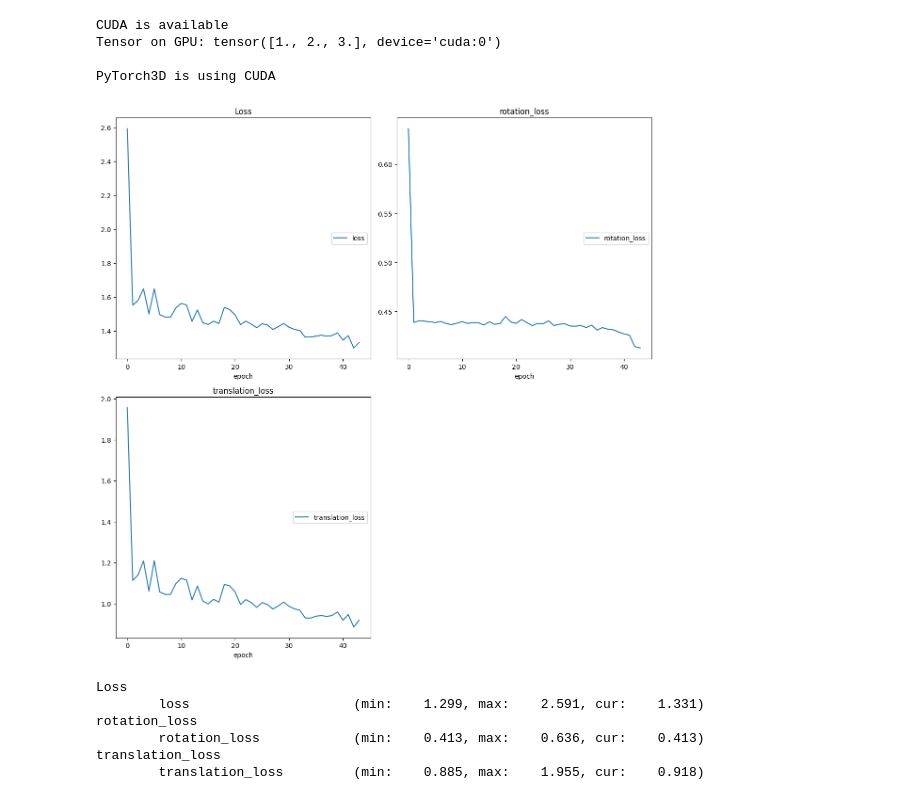
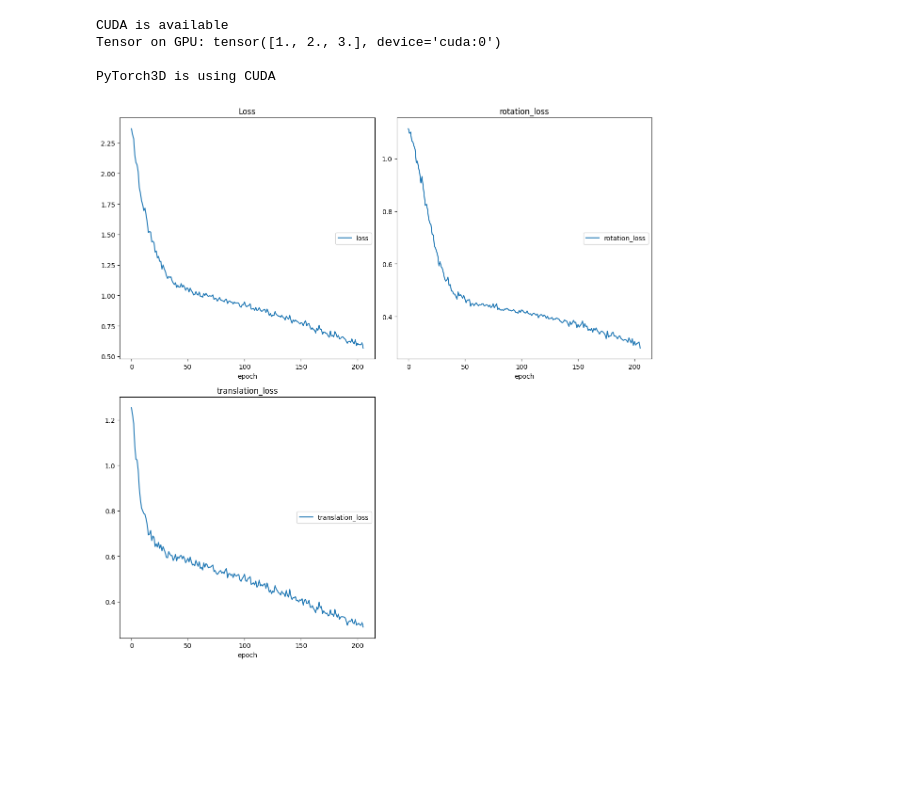
Before and after one commit to alanxuefei/meshrcnn_s, a Jupyter notebook: camera_pose_net-cnn_transformer.ipynb, the cells around one changed output. Saved outputs shown, nothing was run; the diff lists cells and outputs as text; code cells hidden in the pictures; blank space fills up the shorter version.

Commit message:
data generate script and low learning rate

```diff
--- a/camera_pose_net-cnn_transformer.ipynb
+++ b/camera_pose_net-cnn_transformer.ipynb
@@ -223,7 +223,7 @@ def train_model(dataset, epochs, batch_size, learning_rate, model_save_path):
     device = torch.device("cuda" if torch.cuda.is_available() else "cpu")
     loader = DataLoader(dataset, batch_size=batch_size, shuffle=True)
     model = ViTImageToRTNetwork().to(device)
-    optimizer = Adam(model.parameters(), lr=learning_rate)
+    optimizer = Adam(model.parameters(), lr=learning_rate, weight_decay=1e-15)
 
     liveloss = PlotLosses()
     # Cosine similarity loss for rotation
@@ -264,41 +264,35 @@ def train_model(dataset, epochs, batch_size, learning_rate, model_save_path):
 
         logs['loss'] = total_loss / len(loader)
         logs['rotation_loss'] = total_rotation_loss / len(loader)
         logs['translation_loss'] = total_translation_loss / len(loader)
         liveloss.update(logs)
         liveloss.send()
 
     # Save final model
     torch.save(model.state_dict(), model_save_path.format('final'))
 
 
 
 def evaluate_model(dataset, batch_size=32):
     device = torch.device("cuda" if torch.cuda.is_available() else "cpu")
     model = ViTImageToRTNetwork().to(device)
     loader = DataLoader(dataset, batch_size=batch_size, shuffle=False)
     criterion = nn.MSELoss()
     model.eval()
     total_loss = 0
     with torch.no_grad():
         for images, rt_matrices in loader:
             images, rt_matrices = images.to(device), rt_matrices.to(device)
             outputs = model(images)
             loss = criterion(outputs, rt_matrices)
             total_loss += loss.item()
     logging.info(f"Validation Loss: {total_loss / len(loader)}")
 # Example usage
 dataset = PoseRefinementDataset("./pose_refine_dataset/dataset_info.json")
 model_save_path = "./pose_refine_dataset/pose_refine_model_epoch_{}.pth"  # Path where you want to save the model weights
-train_model(dataset, epochs=99999, batch_size=8, learning_rate=0.001, model_save_path=model_save_path)
+train_model(dataset, epochs=1000, batch_size=16, learning_rate=0.0000001, model_save_path=model_save_path)
 # %% [output]
-[figure, old version]
+[figure, new version]
-Loss
-        loss                     (min:    1.299, max:    2.591, cur:    1.331)
-rotation_loss
-        rotation_loss            (min:    0.413, max:    0.636, cur:    0.413)
-translation_loss
-        translation_loss         (min:    0.885, max:    1.955, cur:    0.918)
 # %%
 import os
 
```
Also changed, not shown: 1 other file.
